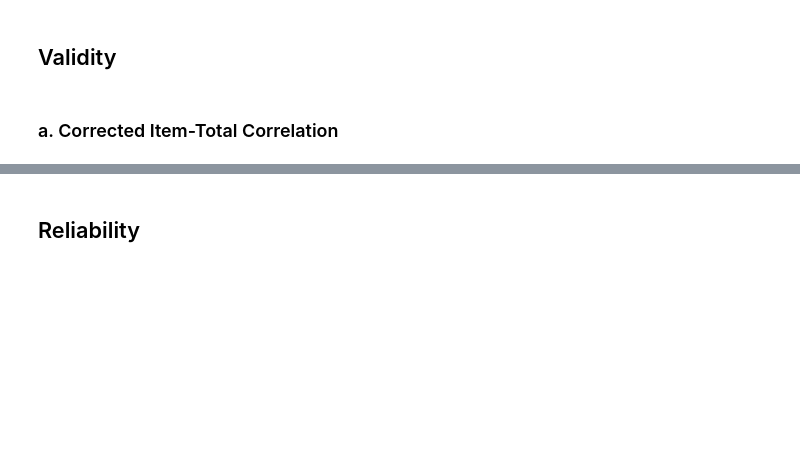
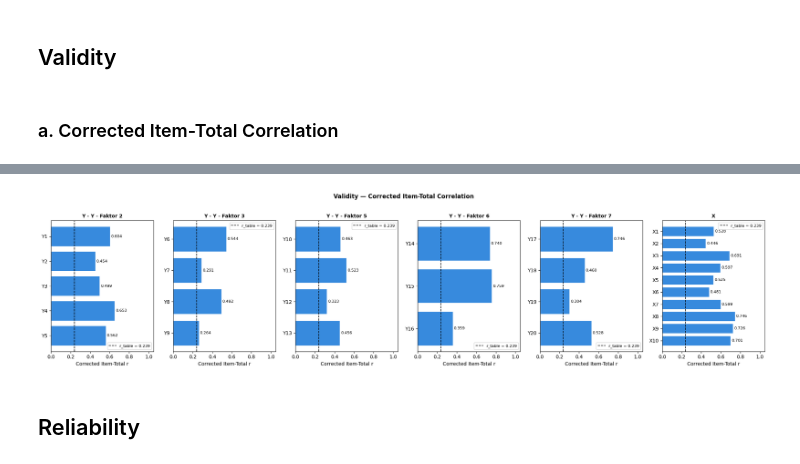
Before and after one commit to williamuntung/Pengaruh-Efikasi-Diri-Terhadap-Tingkat-Stress-Periode-UTS-Data-Science-B28, a Jupyter notebook: measurement_quality.ipynb, the cells around one changed output, grey strips where cells are left out. Drawn from its saved outputs; the diff is of its cells as text; code cells hidden in the pictures; blank space fills up the shorter version.

```diff
--- a/measurement_quality.ipynb
+++ b/measurement_quality.ipynb
@@ -279,19 +244,0 @@ FactorAnalyzer(n_factors=5, rotation='oblimin', rotation_kwargs={})
-# %%
-# ── 3. Factor Loadings ────────────────────────────────────────
-loadings = pd.DataFrame(
-    fa.loadings_,
-    index=var_y.columns,
-    columns=[f"F{i+1}" for i in range(5)]
-)
-
-print("\n=== Factor Loadings ===")
-print(loadings.round(3).to_string())
-print("\nItem dengan loading ≥ 0.40 dianggap valid secara konstruk")
-
-# Tampilkan item mana yang dominan di faktor mana
-print("\n=== Dominant Factor per Item ===")
-for item in loadings.index:
-    dominant = loadings.loc[item].abs().idxmax()
-    val = loadings.loc[item, dominant]
-    status = "✅" if abs(val) >= 0.40 else "⚠️ loading lemah"
-    print(f"{item}: {dominant} (loading = {val:.3f}) {status}")
@@ -336,3 +245,60 @@ F5        1.507         7.536          48.956
+# %%
+def get_validity_results(df, items):
+    n = len(df)
+    r_tabel = get_r_table(n)
+    total = df[items].sum(axis=1)
+    results = []
+    for item in items:
+        corrected_total = total - df[item]
+        r, p = stats.pearsonr(df[item], corrected_total)
+        status = "Valid" if r >= r_tabel and p < 0.05 else "Not Valid"
+        results.append({"item": item, "r": r, "p": p, "status": status})
+    return results, r_tabel
+
+# Kumpulkan semua hasil
+all_results = []
+for name, items in subscale_items_y.items():
+    res, r_tabel = get_validity_results(var_y, items)
+    for r in res:
+        r["group"] = f"Y - {name}"
+    all_results.extend(res)
+
+res_x, r_tabel = get_validity_results(var_x, items_x)
+for r in res_x:
+    r["group"] = "X"
+all_results.extend(res_x)
+
+validity_df = pd.DataFrame(all_results)
+
+groups = validity_df["group"].unique()
+n_groups = len(groups)
+
+fig, axes = plt.subplots(1, n_groups, figsize=(3.5 * n_groups, 5), sharey=False)
+if n_groups == 1:
+    axes = [axes]
+
+for ax, group in zip(axes, groups):
+    sub = validity_df[validity_df["group"] == group].reset_index(drop=True)
+    colors = ["#378ADD" if s == "Valid" else "#E24B4A" for s in sub["status"]]
+
+    bars = ax.barh(sub["item"], sub["r"], color=colors, edgecolor="white")
+    ax.axvline(r_tabel, color="black", linestyle="--", linewidth=1.2, label=f"r_table = {r_tabel:.3f}")
+
+    for bar, r_val in zip(bars, sub["r"]):
+        ax.text(bar.get_width() + 0.01, bar.get_y() + bar.get_height() / 2,
+                f"{r_val:.3f}", va="center", fontsize=8)
+
+    ax.set_title(group, fontsize=10, fontweight="bold")
+    ax.set_xlabel("Corrected Item-Total r")
+    ax.set_xlim(0, 1.05)
+    ax.legend(fontsize=8)
+    ax.invert_yaxis()
+
+fig.suptitle("Validity — Corrected Item-Total Correlation", fontsize=12, fontweight="bold", y=1.02)
+plt.tight_layout()
+plt.show()
+# %% [output]
+[figure, added]
 # %% [markdown]
 ## Reliability
 # %% [markdown]
```
Also changed, not shown: parts of 34 cells of this notebook, 3 other files.
